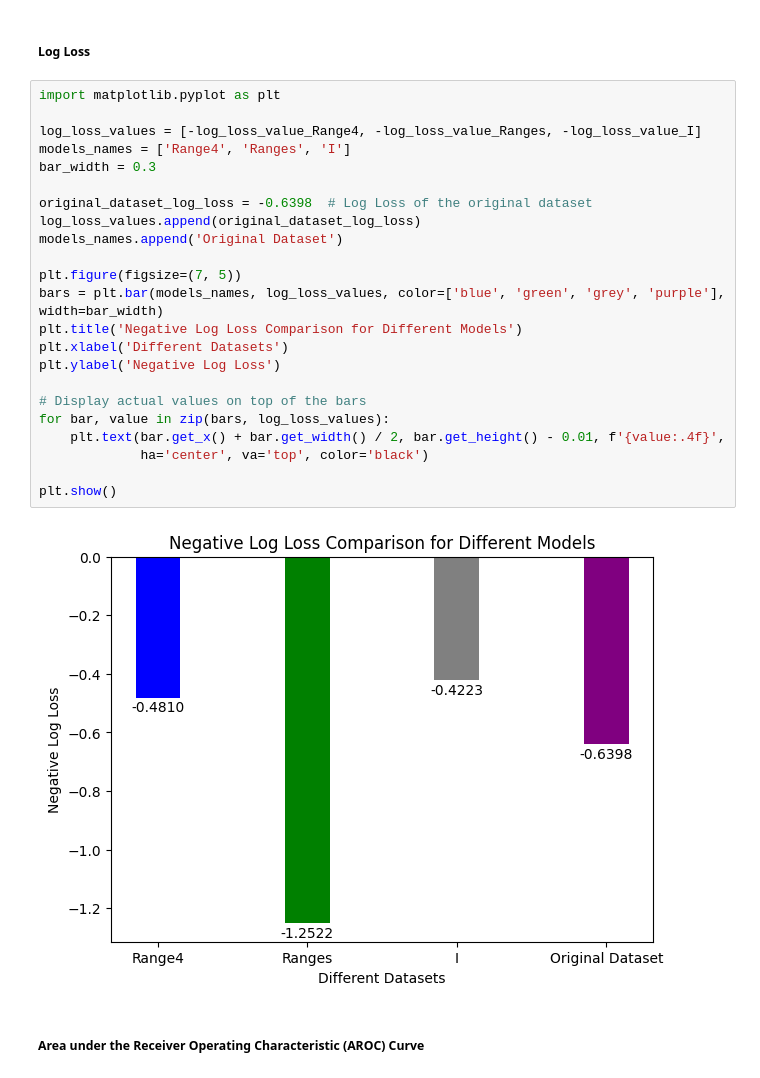
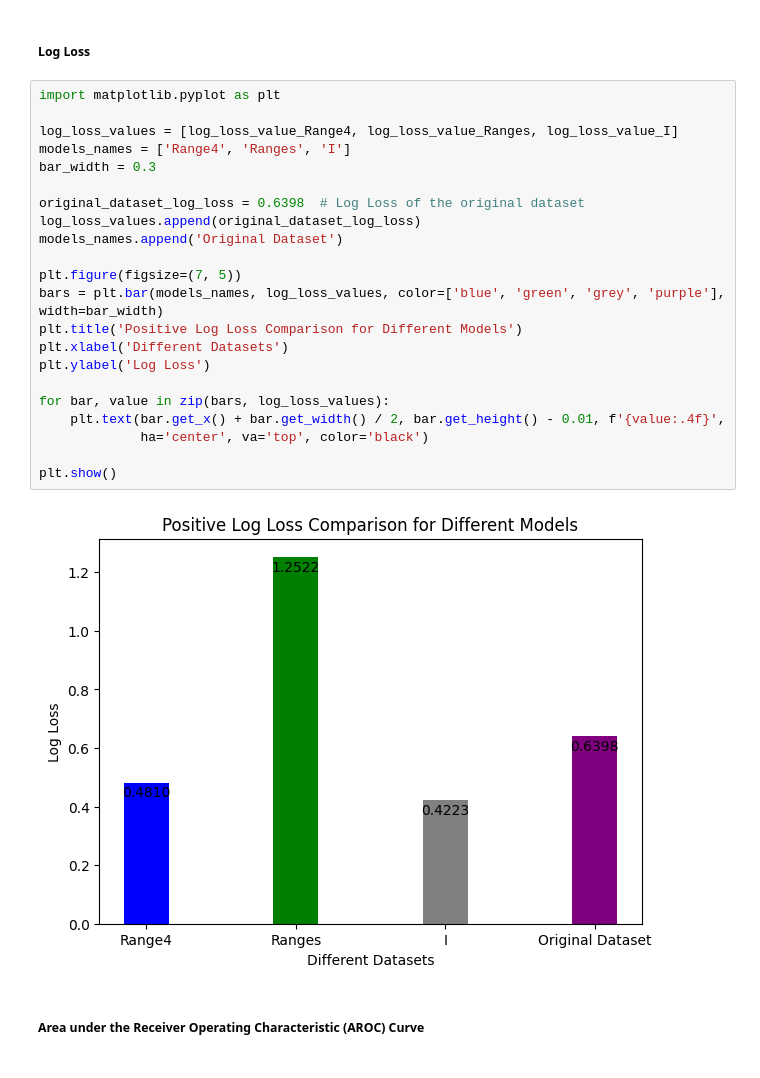
Before and after one commit to SarantisPapachrist/Diploma-Thesis, a Jupyter notebook: PV_dataset/Test_Cases_RF.ipynb, the cells around one changed output. Drawn from its saved outputs; the diff is of its cells as text.

```diff
--- a/PV_dataset/Test_Cases_RF.ipynb
+++ b/PV_dataset/Test_Cases_RF.ipynb
@@ -404,28 +404,27 @@ plt.show()
 # %%
 import matplotlib.pyplot as plt
 
-log_loss_values = [-log_loss_value_Range4, -log_loss_value_Ranges, -log_loss_value_I]
+log_loss_values = [log_loss_value_Range4, log_loss_value_Ranges, log_loss_value_I]
 models_names = ['Range4', 'Ranges', 'I']
 bar_width = 0.3
 
-original_dataset_log_loss = -0.6398  # Log Loss of the original dataset
+original_dataset_log_loss = 0.6398  # Log Loss of the original dataset
 log_loss_values.append(original_dataset_log_loss)
 models_names.append('Original Dataset')
 
 plt.figure(figsize=(7, 5))
 bars = plt.bar(models_names, log_loss_values, color=['blue', 'green', 'grey', 'purple'], width=bar_width)
-plt.title('Negative Log Loss Comparison for Different Models')
+plt.title('Positive Log Loss Comparison for Different Models')
 plt.xlabel('Different Datasets')
-plt.ylabel('Negative Log Loss')
+plt.ylabel('Log Loss')
 
-# Display actual values on top of the bars
 for bar, value in zip(bars, log_loss_values):
     plt.text(bar.get_x() + bar.get_width() / 2, bar.get_height() - 0.01, f'{value:.4f}',
              ha='center', va='top', color='black')
 
 plt.show()
 # %% [output]
-[figure, old version]
+[figure, new version]
 # %% [markdown]
 ##### Area under the Receiver Operating Characteristic (AROC) Curve
 # %%
```
